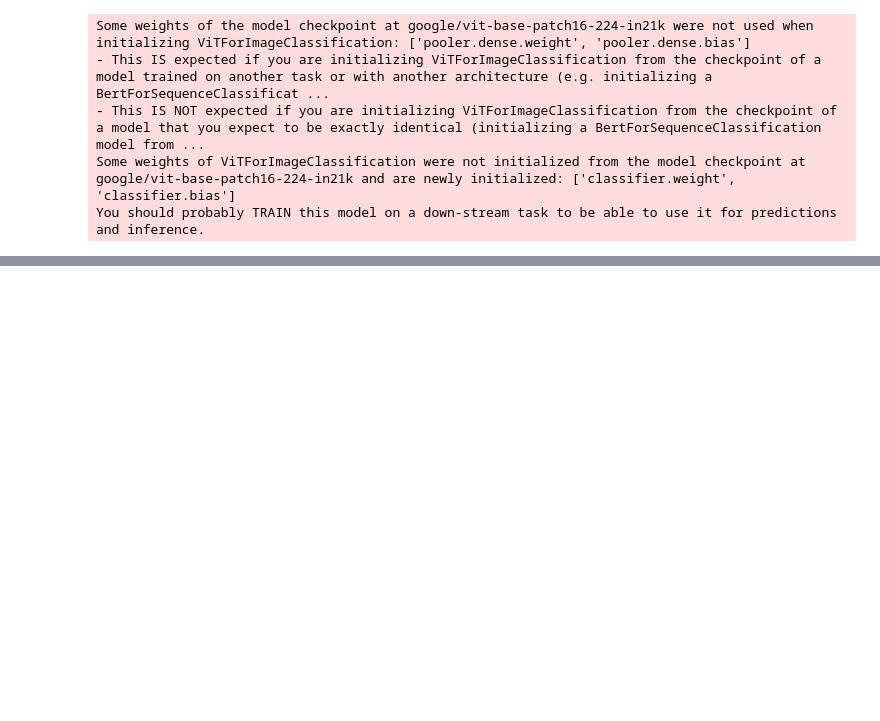
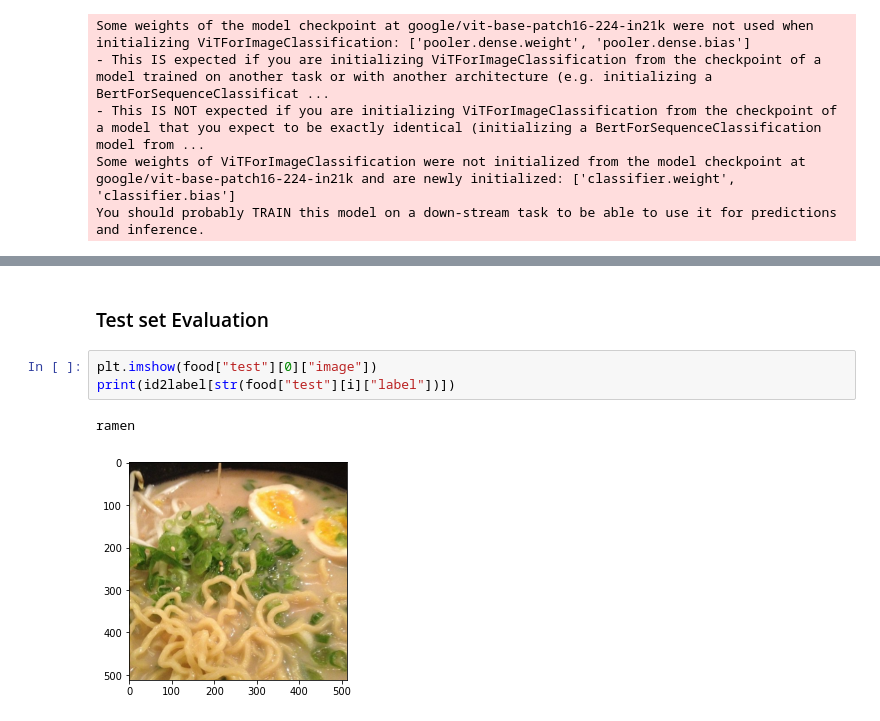
Before and after one commit to MUbarak123-56/cnn-vs-vit, a Jupyter notebook: ViT_food.ipynb, the cells around one changed output, grey strips where cells are left out. Saved outputs shown, nothing was run; the diff lists cells and outputs as text; blank space fills up the shorter version.

```diff
--- a/ViT_food.ipynb
+++ b/ViT_food.ipynb
@@ -141,0 +221,8 @@ TrainOutput(global_step=1000, training_loss=0.44133422899246216, metrics={'train
+# %% [markdown]
+### Test set Evaluation
+# %%
+plt.imshow(food["test"][0]["image"])
+print(id2label[str(food["test"][i]["label"])])
+# %% [output]
+ramen
+[figure, added]
```
Also changed, not shown: parts of 13 cells of this notebook.
